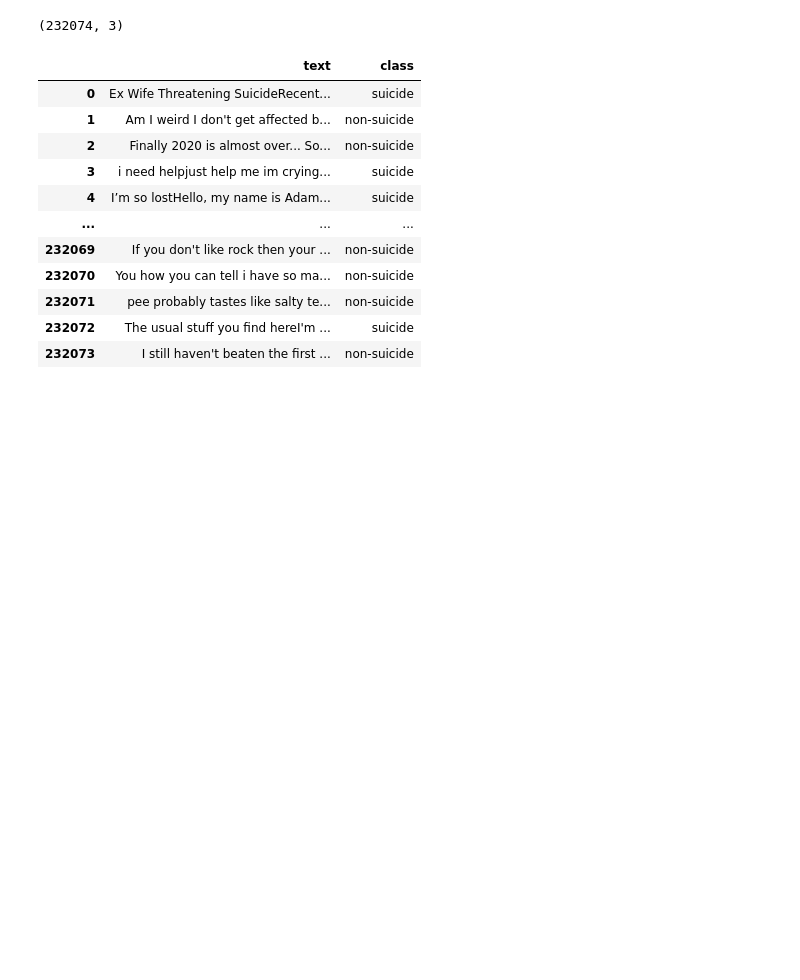
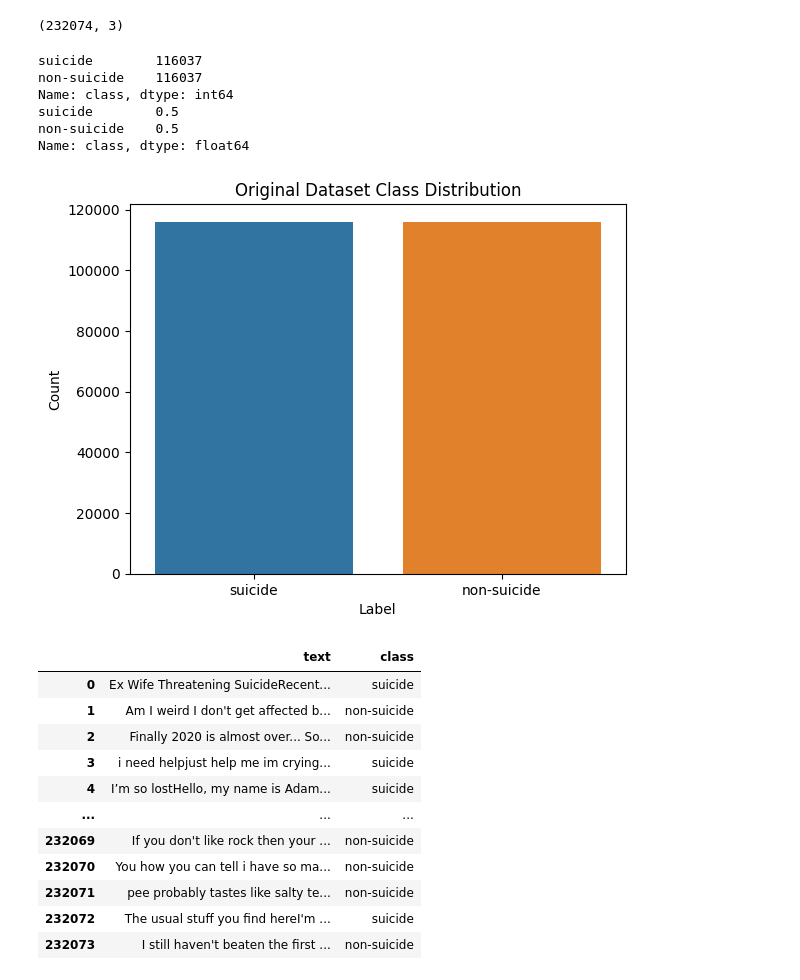
Before and after one commit to prashant67690/Suicide-Analyzer, a Jupyter notebook: Preprocessing0.ipynb, the cells around one changed output. Drawn from its saved outputs; the diff is of its cells as text; code cells hidden in the pictures; blank space fills up the shorter version.

```diff
--- a/Preprocessing0.ipynb
+++ b/Preprocessing0.ipynb
@@ -16,6 +18,24 @@ data.head()
 data.shape
 # %% [output]
 (232074, 3)
+# %%
+# Check class distribution
+print(data['class'].value_counts())
+print(data['class'].value_counts(normalize=True))
+
+sns.countplot(x=data['class'])
+plt.title('Original Dataset Class Distribution')
+plt.xlabel("Label")
+plt.ylabel("Count")
+plt.show()
+# %% [output]
+suicide        116037
+non-suicide    116037
+Name: class, dtype: int64
+suicide        0.5
+non-suicide    0.5
+Name: class, dtype: float64
+[figure, added]
 # %%
 data.drop(['Unnamed: 0'],axis=1)
 # %% [output]
```
Also changed, not shown: parts of 4 cells of this notebook, 9 other files.
